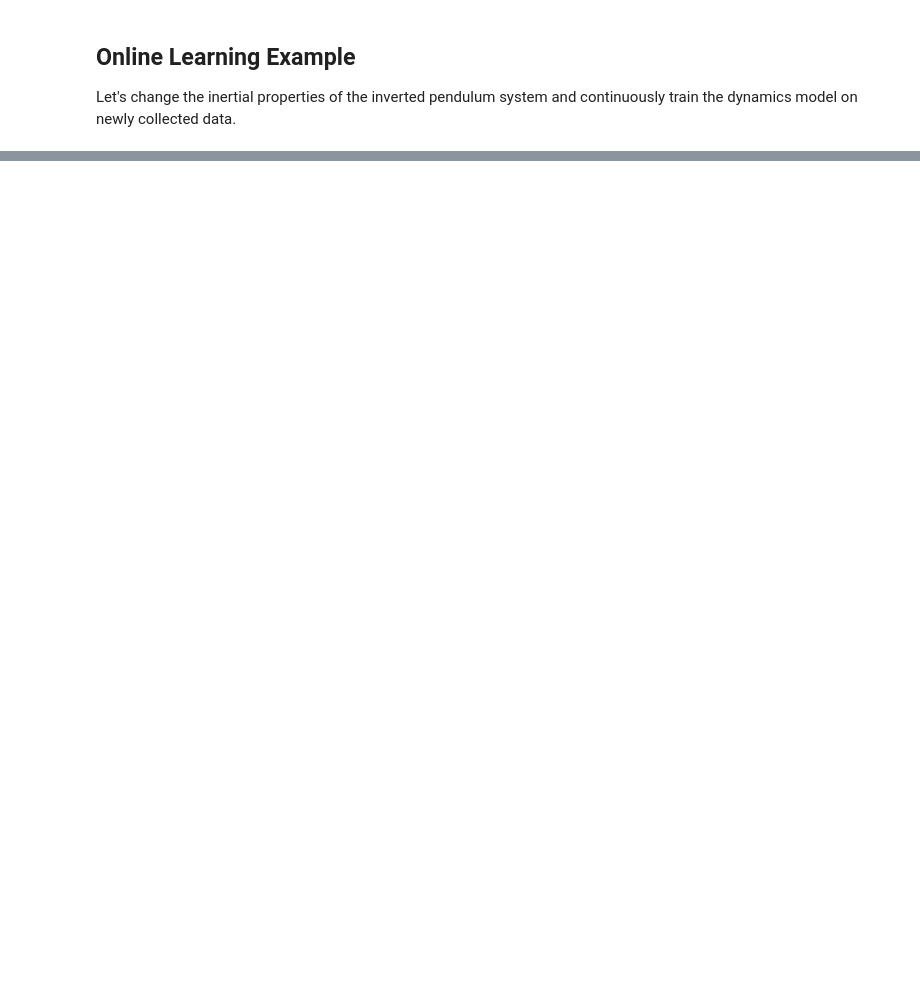
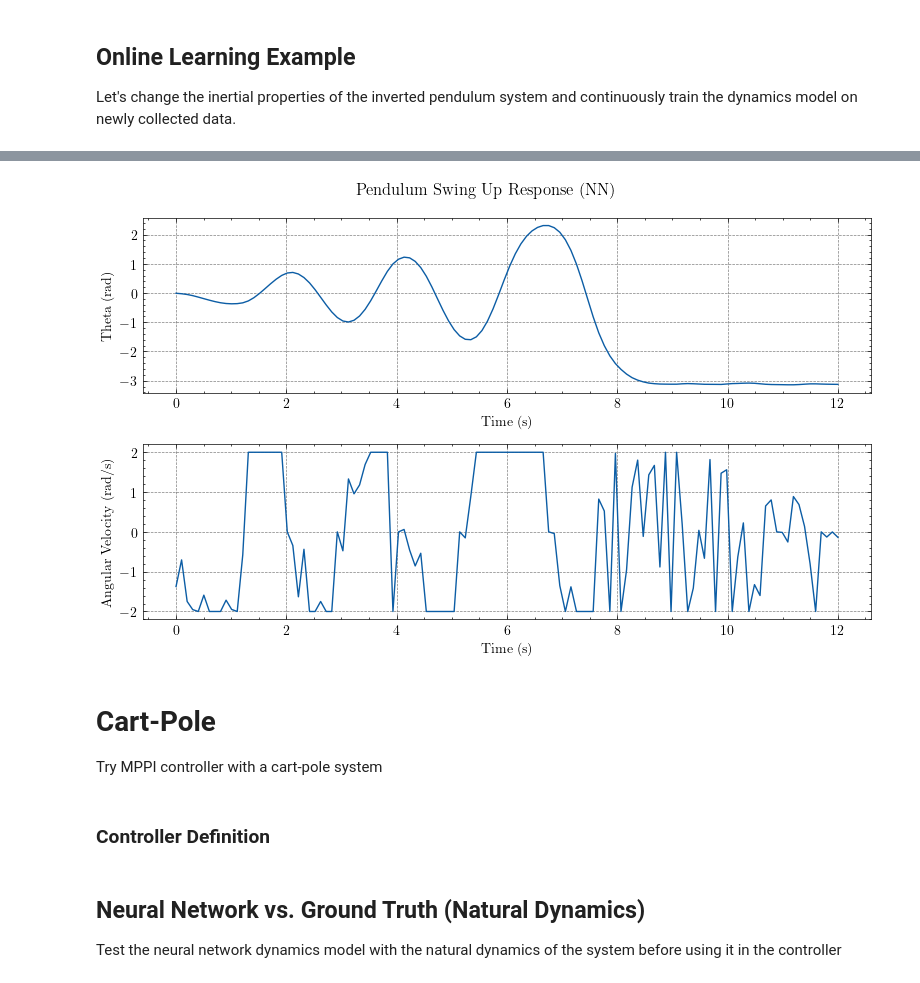
Before and after one commit to micahreich/mppi-neural-dynamics, a Jupyter notebook: control/MPPI_NNPlayground.ipynb, the cells around one changed output, grey strips where cells are left out. Drawn from its saved outputs; the diff is of its cells as text; code cells hidden in the pictures; blank space fills up the shorter version.

```diff
--- a/control/MPPI_NNPlayground.ipynb
+++ b/control/MPPI_NNPlayground.ipynb
@@ -208,19 +326,24 @@ print("Elapsed time: {:.5f} s".format(perf_counter() - start_time))
 # %%
 # Plot the results
-fig, (ax1, ax2) = plt.subplots(1, 2, figsize=(12, 4))
+fig, (ax1, ax2) = plt.subplots(2, 1, figsize=(8, 5))
 
-fig.suptitle("MPPI Inverted Pendulum Swing Up Task (Online Learning NN Dynamics)")
+fig.suptitle("Pendulum Swing Up Response (NN)")
 
 time = np.linspace(0, simulation_length, n_steps)
 
-ax1.set_title("Pendulum Angle vs. Time")
-ax1.plot(time, states[:, 0], label="Theta")
-ax1.plot(time, np.repeat(inv_pend_env.desired_state[0], n_steps), label="Desired theta")
+ax1.plot(time, transform_02pi_to_negpospi(states[:, 0]), label="Theta")
 ax1.set(xlabel="Time (s)", ylabel="Theta (rad)")
-ax1.legend()
 
-ax2.set_title("Input Torque vs. Time")
-ax2.plot(time, controls[:, 0], label="Input torque")
-ax2.set(xlabel="Time (s)", ylabel="Torque (Nm)")
+ax2.plot(time, controls[:, 0], label="Angular Velocity")
+ax2.set(xlabel="Time (s)", ylabel="Angular Velocity (rad/s)")
 
-fig.savefig("swingup_task_oll.png")
+plt.tight_layout()
+
+fig.savefig("figs/pendulum_swingup_online.png")
+# %% [output]
+[figure, added]
+# %% [markdown]
+# Cart-Pole
+Try MPPI controller with a cart-pole system
+# %% [markdown]
+### Controller Definition
@@ -226,0 +397,3 @@ fig.savefig("swingup_task_oll.png")
+# %% [markdown]
+## Neural Network vs. Ground Truth (Natural Dynamics)
+Test the neural network dynamics model with the natural dynamics of the system before using it in the controller
```
Also changed, not shown: parts of 30 cells of this notebook, 31 other files.
